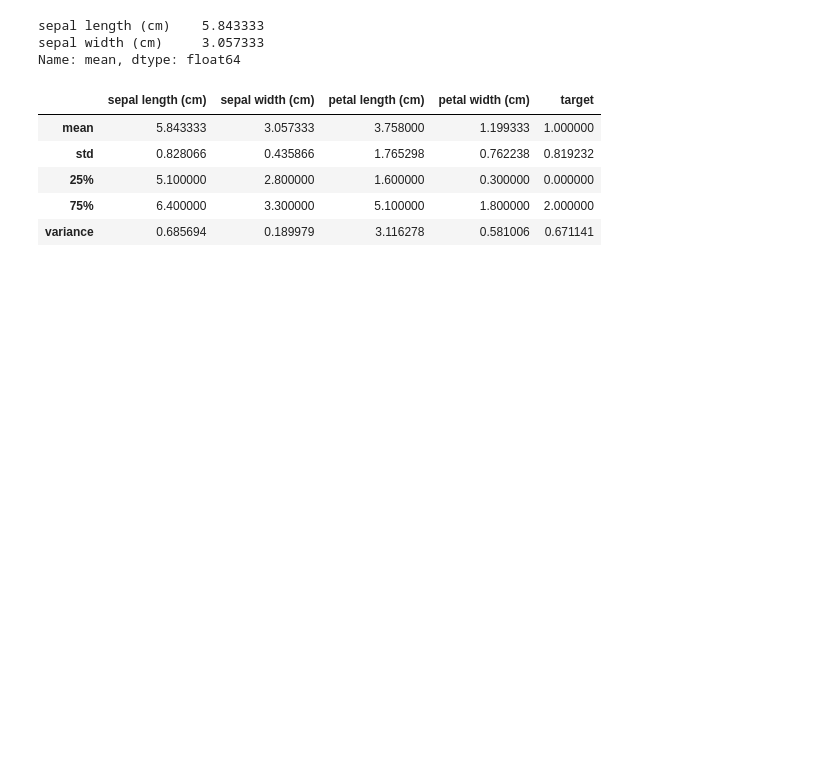
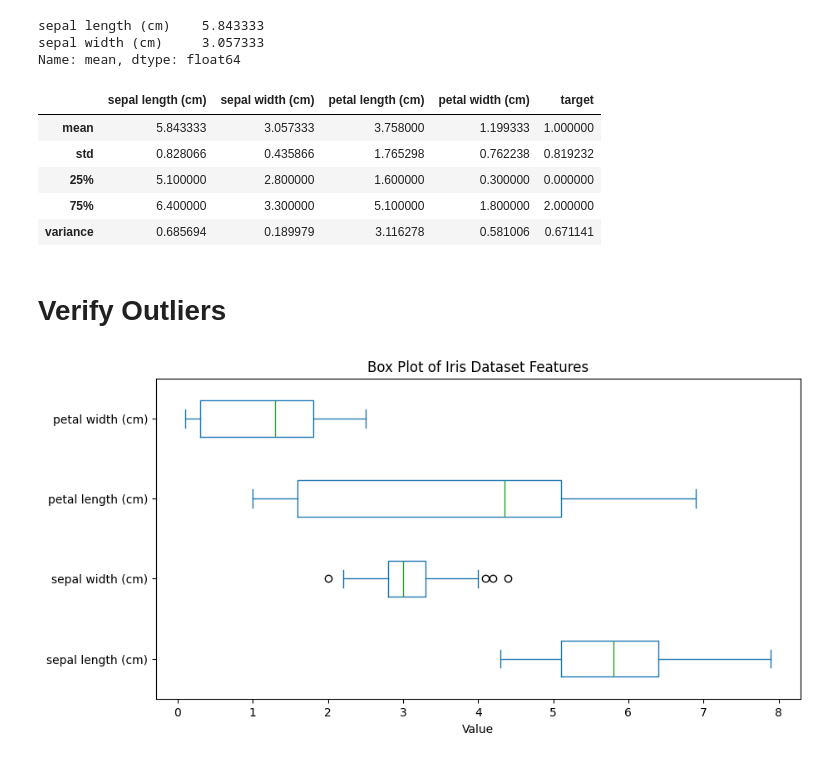
Before and after one commit to Nishitha0730/Machine-Learning, a Jupyter notebook: Data Pre-Processing/Data_Pre_Processing.ipynb, the cells around one changed output. Drawn from its saved outputs; the diff is of its cells as text; code cells hidden in the pictures; blank space fills up the shorter version.

Commit message:
Use boxplot to visualize the outliers

```diff
--- a/Data Pre-Processing/Data_Pre_Processing.ipynb
+++ b/Data Pre-Processing/Data_Pre_Processing.ipynb
@@ -133,3 +133,14 @@ stats
 | 25% | 5.100000 | 2.800000 | 1.600000 | 0.300000 | 0.000000 |
 | 75% | 6.400000 | 3.300000 | 5.100000 | 1.800000 | 2.000000 |
 | variance | 0.685694 | 0.189979 | 3.116278 | 0.581006 | 0.671141 |
+# %% [markdown]
+# Verify Outliers
+# %%
+import matplotlib.pyplot as plt
+
+df[['sepal length (cm)', 'sepal width (cm)', 'petal length (cm)', 'petal width (cm)']].plot(kind='box', vert=False, figsize=(10, 5))
+plt.title('Box Plot of Iris Dataset Features')
+plt.xlabel('Value')
+plt.show()  # show box plot for all features in the DataFrame
+# %% [output]
+[figure, added]
```
